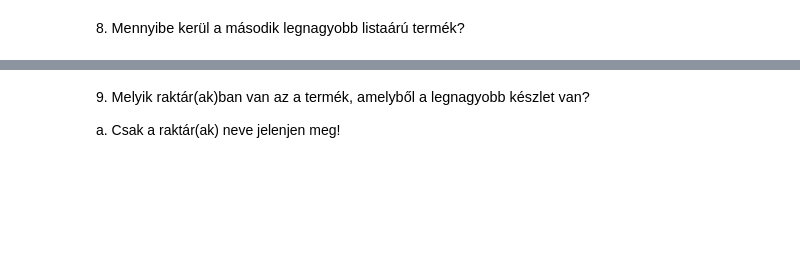
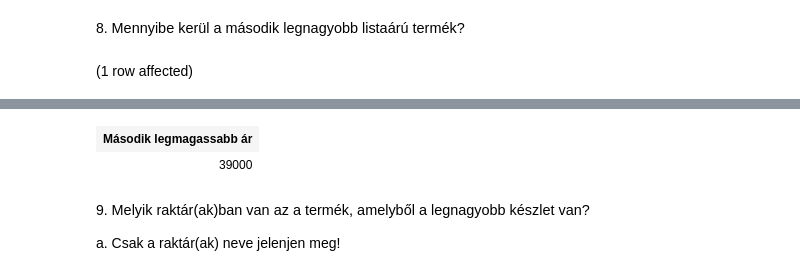
Before and after one commit to marinatoth/db_sql, a Jupyter notebook: gyakorlat06_feladatok.ipynb, the cells around one changed output, grey strips where cells are left out. Saved outputs shown, nothing was run; the diff lists cells and outputs as text; code cells hidden in the pictures; blank space fills up the shorter version.

```diff
--- a/gyakorlat06_feladatok.ipynb
+++ b/gyakorlat06_feladatok.ipynb
@@ -119,2 +172,12 @@ a. Csak az ügyfelek neve jelenjen meg!
 # %% [markdown]
 8. <span style="background-color: rgb(255, 255, 255); color: rgb(0, 0, 0); font-family: &quot;Open Sans&quot;, sans-serif; font-size: 14.44px;">Mennyibe kerül a második legnagyobb listaárú termék?</span>
+# %%
+SELECT  max(LISTAAR) as 'Második legmagassabb ár'
+from Termek
+where LISTAAR <
+(
+    select max(LISTAAR)
+    from Termek
+)
+# %% [output]
+(1 row affected)
@@ -121,3 +185,5 @@ a. Csak az ügyfelek neve jelenjen meg!
+| Második legmagassabb ár |
+| 39000 |
 # %% [markdown]
 9. <span style="background-color: rgb(255, 255, 255); color: rgb(0, 0, 0); font-family: &quot;Open Sans&quot;, sans-serif; font-size: 14.44px;">Melyik raktár(ak)ban van az a termék, amelyből a legnagyobb készlet van?&nbsp;</span>
 
```
Also changed, not shown: parts of 6 cells of this notebook, 1 other file.
